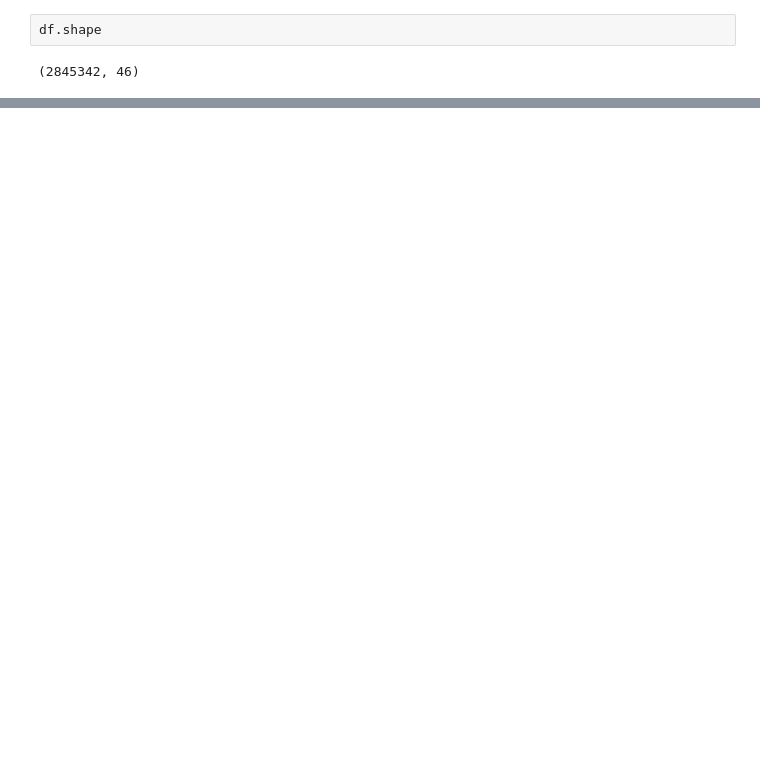
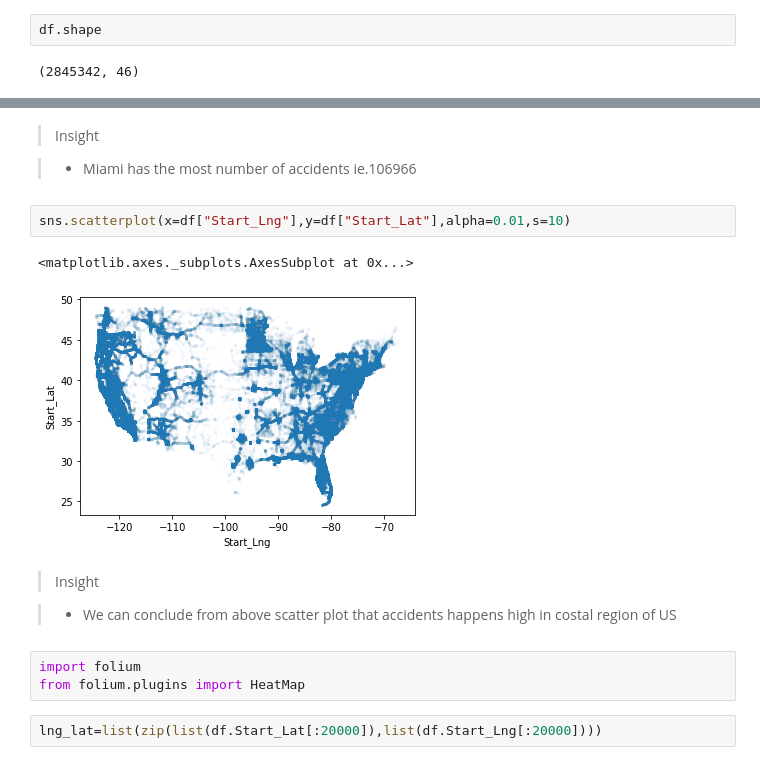
Before and after one commit to anand1994sp/My-first-repository, a Jupyter notebook: EDA_PROJECT_ON_US_ACCIDENTS2_8_MILLION_RECORDS.ipynb, the cells around one changed output, grey strips where cells are left out. Saved outputs shown, nothing was run; the diff lists cells and outputs as text; blank space fills up the shorter version.

```diff
--- a/EDA_PROJECT_ON_US_ACCIDENTS2_8_MILLION_RECORDS.ipynb
+++ b/EDA_PROJECT_ON_US_ACCIDENTS2_8_MILLION_RECORDS.ipynb
@@ -1524,0 +406,18 @@ Text(0, 0.5, 'No. of accidents')
+# %% [markdown]
+>Insight
+
+>- Miami has the most number of accidents ie.106966
+# %%
+sns.scatterplot(x=df["Start_Lng"],y=df["Start_Lat"],alpha=0.01,s=10)
+# %% [output]
+<matplotlib.axes._subplots.AxesSubplot at 0x...>
+[figure, added]
+# %% [markdown]
+>Insight
+
+>- We can conclude from above scatter plot that accidents happens high in costal region of US
+# %%
+import folium
+from folium.plugins import HeatMap
+# %%
+lng_lat=list(zip(list(df.Start_Lat[:20000]),list(df.Start_Lng[:20000])))
```
Also changed, not shown: parts of 179 cells of this notebook.
